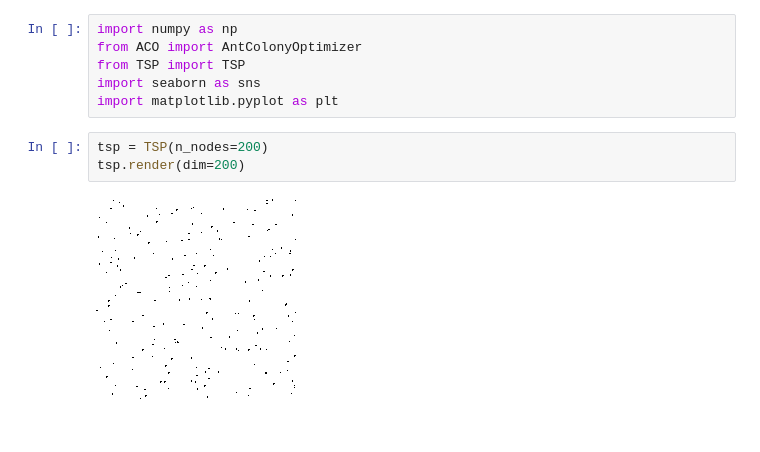
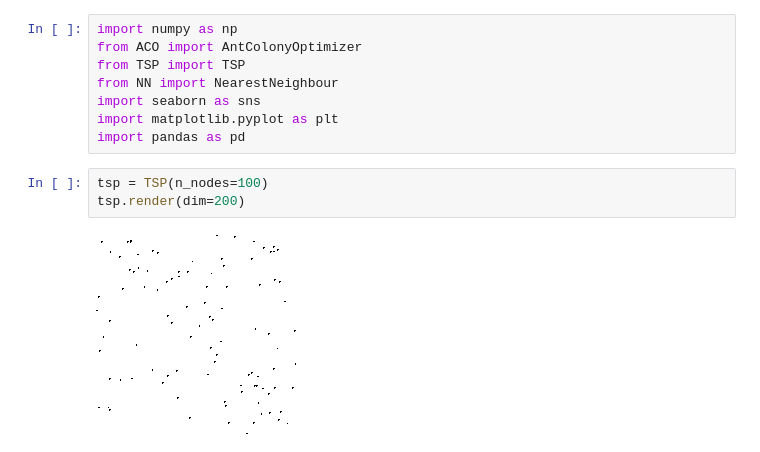
Before and after one commit to 62random/ant-colony-tsp, a Jupyter notebook: src/main.ipynb, the cells around one changed output. Saved outputs shown, nothing was run; the diff lists cells and outputs as text.

```diff
--- a/src/main.ipynb
+++ b/src/main.ipynb
@@ -2,11 +2,13 @@
 import numpy as np
 from ACO import AntColonyOptimizer
 from TSP import TSP
+from NN import NearestNeighbour
 import seaborn as sns
 import matplotlib.pyplot as plt
+import pandas as pd
 # %%
-tsp = TSP(n_nodes=200)
+tsp = TSP(n_nodes=100)
 tsp.render(dim=200)
 # %% [output]
-[figure, old version]
+[figure, new version]
 # %%
```
Also changed, not shown: parts of 12 cells of this notebook, 3 other files.
